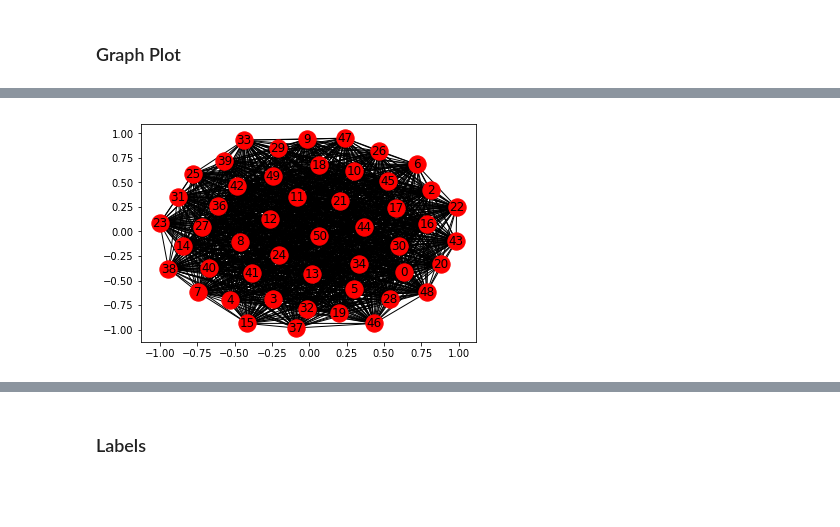
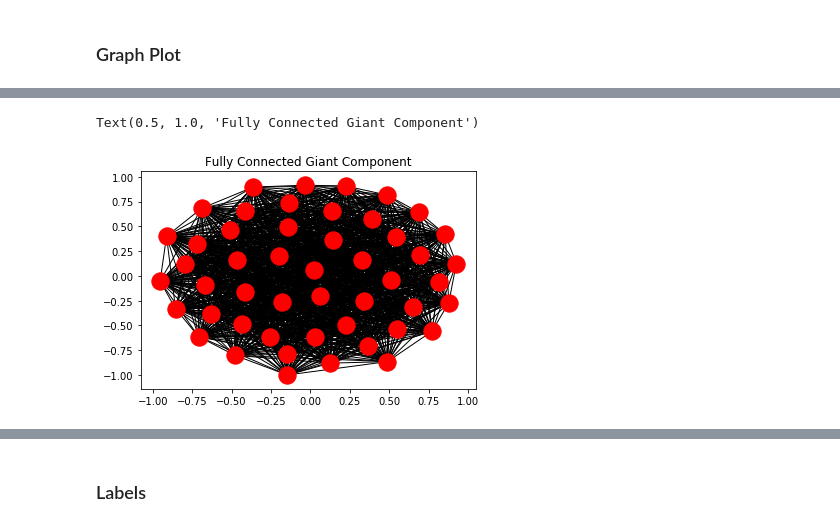
Before and after one commit to AminMekacher/ntds_project, a Jupyter notebook: Attacks.ipynb, the cells around one changed output, grey strips where cells are left out. Saved outputs shown, nothing was run; the diff lists cells and outputs as text; code cells hidden in the pictures; blank space fills up the shorter version.

```diff
--- a/Attacks.ipynb
+++ b/Attacks.ipynb
@@ -119,9 +237,12 @@ nx.draw(G)
 # %%
 # Giant Component Graph
-GG.remove_nodes_from({1,35})
-nx.draw_networkx(GG)
+GG.remove_nodes_from({1,35}) # removed node 1244 and 129
-# %% [output]
-[figure, removed]
+# %%
+nx.draw_networkx(GG, with_labels=False)
+plt.title("Fully Connected Giant Component")
+# %% [output]
+Text(0.5, 1.0, 'Fully Connected Giant Component')
+[figure, added]
 # %%
 # Second Giant Component Graph
 #nx.draw(GG2)
```
Also changed, not shown: parts of 31 cells of this notebook.
